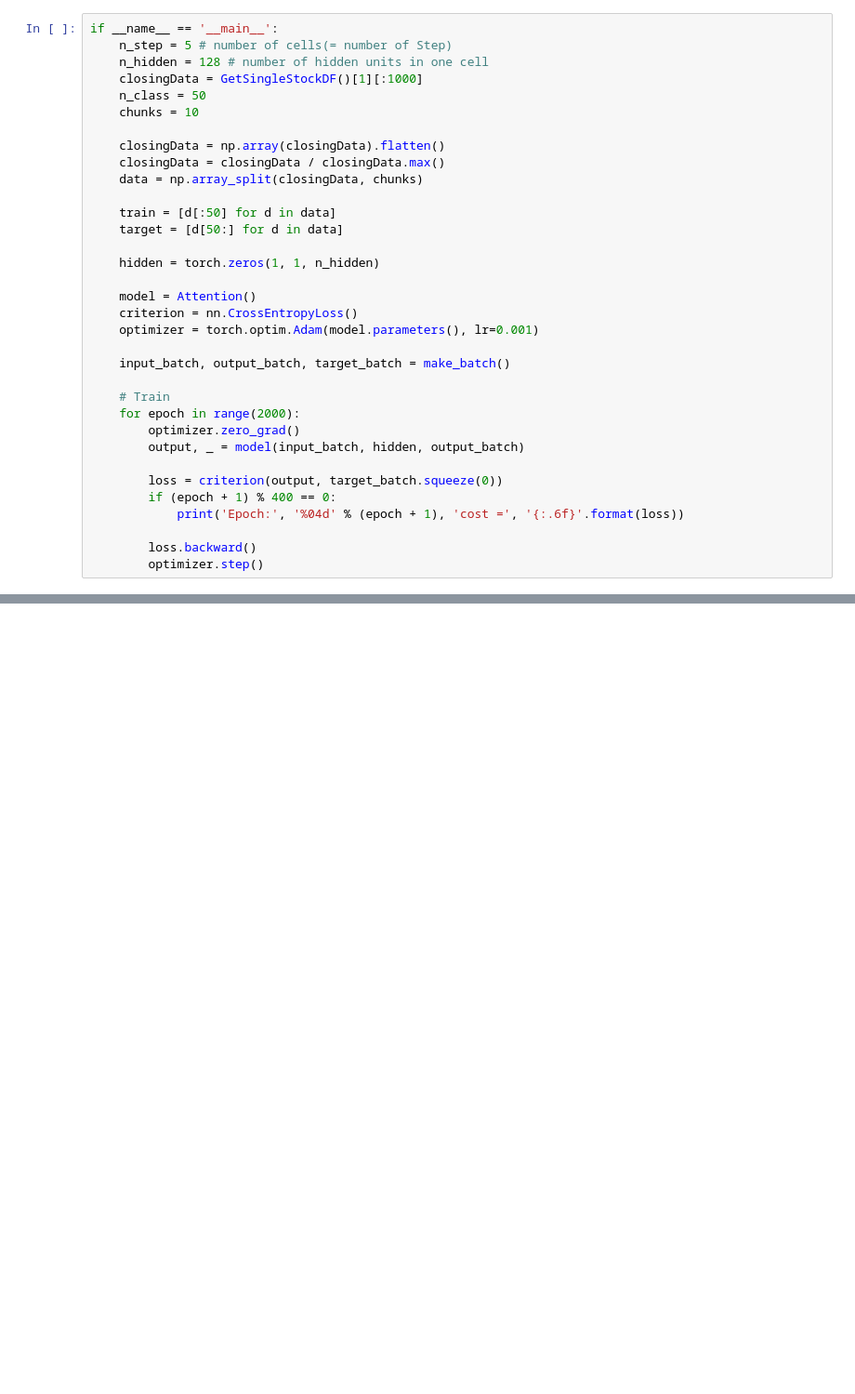
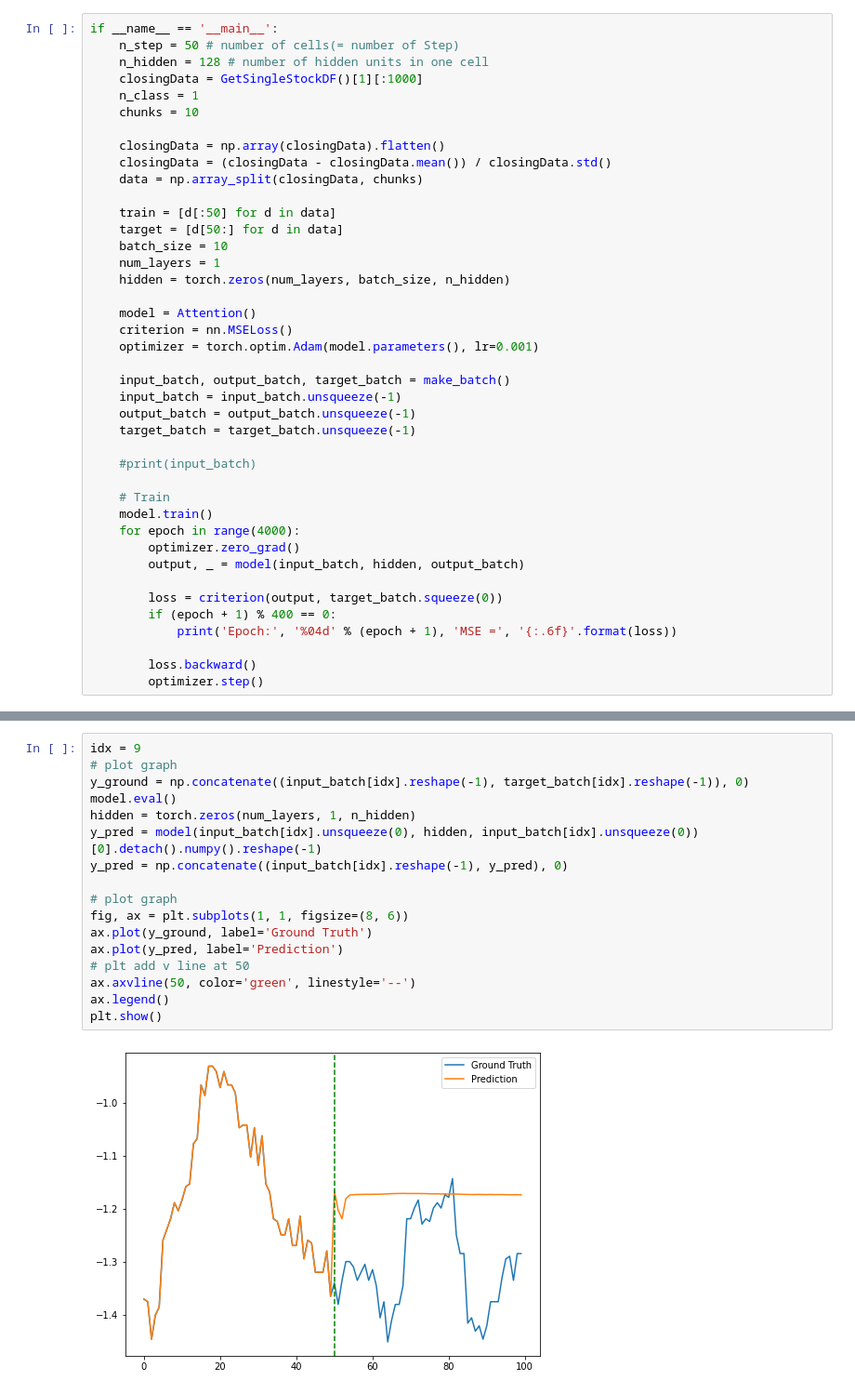
Before and after one commit to Biksbois/BiksStonks, a Jupyter notebook: Forcasting_Models/LSTM/Seq2Seq(Attention).ipynb, the cells around one changed output, grey strips where cells are left out. Shown at 93% size. Saved outputs shown, nothing was run; the diff lists cells and outputs as text; blank space fills up the shorter version.

```diff
--- a/Forcasting_Models/LSTM/Seq2Seq(Attention).ipynb
+++ b/Forcasting_Models/LSTM/Seq2Seq(Attention).ipynb
@@ -172,34 +202,41 @@ class Attention(nn.Module):
 # %%
 if __name__ == '__main__':
-    n_step = 5 # number of cells(= number of Step)
+    n_step = 50 # number of cells(= number of Step)
     n_hidden = 128 # number of hidden units in one cell
     closingData = GetSingleStockDF()[1][:1000]
-    n_class = 50
+    n_class = 1
     chunks = 10
 
     closingData = np.array(closingData).flatten()
-    closingData = closingData / closingData.max()
+    closingData = (closingData - closingData.mean()) / closingData.std()
     data = np.array_split(closingData, chunks)
 
     train = [d[:50] for d in data]
     target = [d[50:] for d in data]
-
-    hidden = torch.zeros(1, 1, n_hidden)
+    batch_size = 10
+    num_layers = 1
+    hidden = torch.zeros(num_layers, batch_size, n_hidden)
 
     model = Attention()
-    criterion = nn.CrossEntropyLoss()
+    criterion = nn.MSELoss()
     optimizer = torch.optim.Adam(model.parameters(), lr=0.001)
 
     input_batch, output_batch, target_batch = make_batch()
+    input_batch = input_batch.unsqueeze(-1)
+    output_batch = output_batch.unsqueeze(-1)
+    target_batch = target_batch.unsqueeze(-1)
+
+    #print(input_batch)
 
     # Train
-    for epoch in range(2000):
+    model.train()
+    for epoch in range(4000):
         optimizer.zero_grad()
         output, _ = model(input_batch, hidden, output_batch)
 
         loss = criterion(output, target_batch.squeeze(0))
         if (epoch + 1) % 400 == 0:
-            print('Epoch:', '%04d' % (epoch + 1), 'cost =', '{:.6f}'.format(loss))
+            print('Epoch:', '%04d' % (epoch + 1), 'MSE =', '{:.6f}'.format(loss))
 
         loss.backward()
         optimizer.step()
@@ -214,0 +262,19 @@ Epoch: 2000 cost = 28559.324219
+# %%
+idx = 9
+# plot graph
+y_ground = np.concatenate((input_batch[idx].reshape(-1), target_batch[idx].reshape(-1)), 0)
+model.eval()
+hidden = torch.zeros(num_layers, 1, n_hidden)
+y_pred = model(input_batch[idx].unsqueeze(0), hidden, input_batch[idx].unsqueeze(0))[0].detach().numpy().reshape(-1)
+y_pred = np.concatenate((input_batch[idx].reshape(-1), y_pred), 0)
+
+# plot graph
+fig, ax = plt.subplots(1, 1, figsize=(8, 6))
+ax.plot(y_ground, label='Ground Truth')
+ax.plot(y_pred, label='Prediction')
+# plt add v line at 50
+ax.axvline(50, color='green', linestyle='--')
+ax.legend()
+plt.show()
+# %% [output]
+[figure, added]
```
Also changed, not shown: parts of 15 cells of this notebook, 1 other file.
